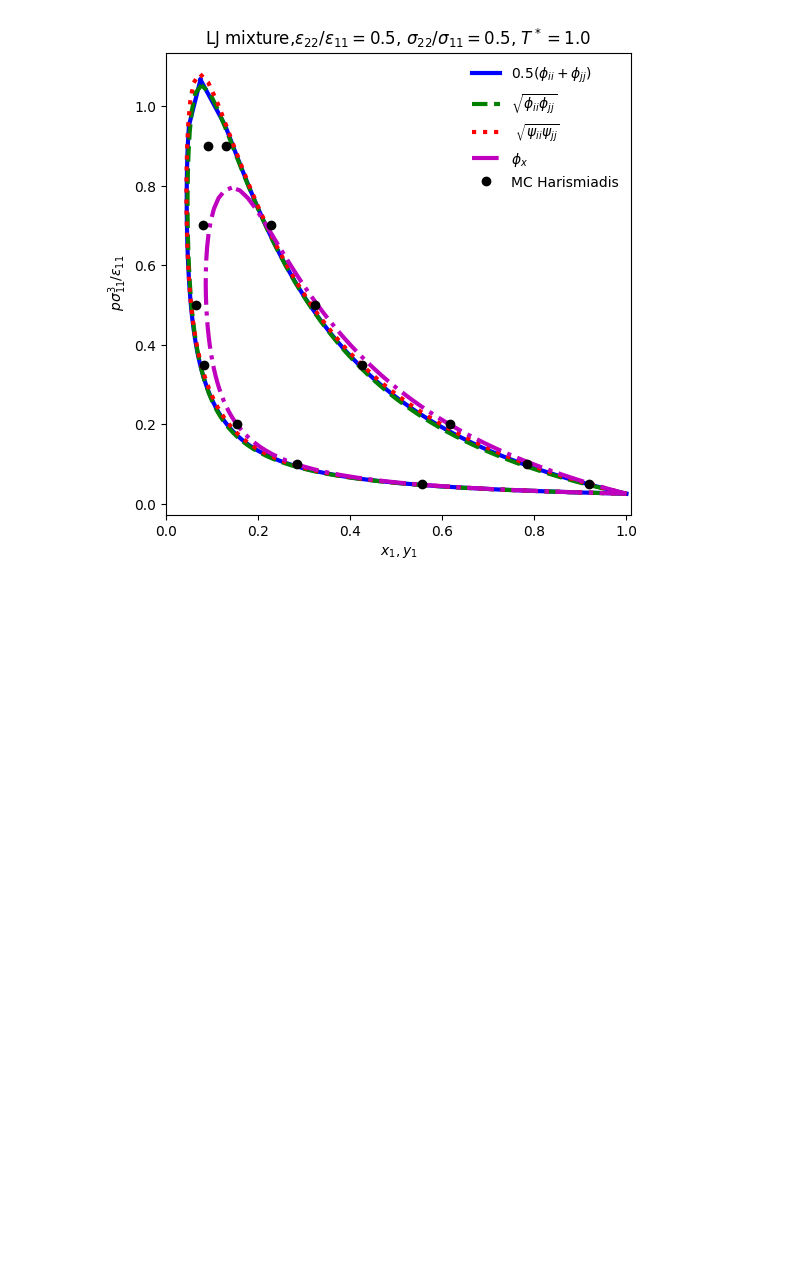
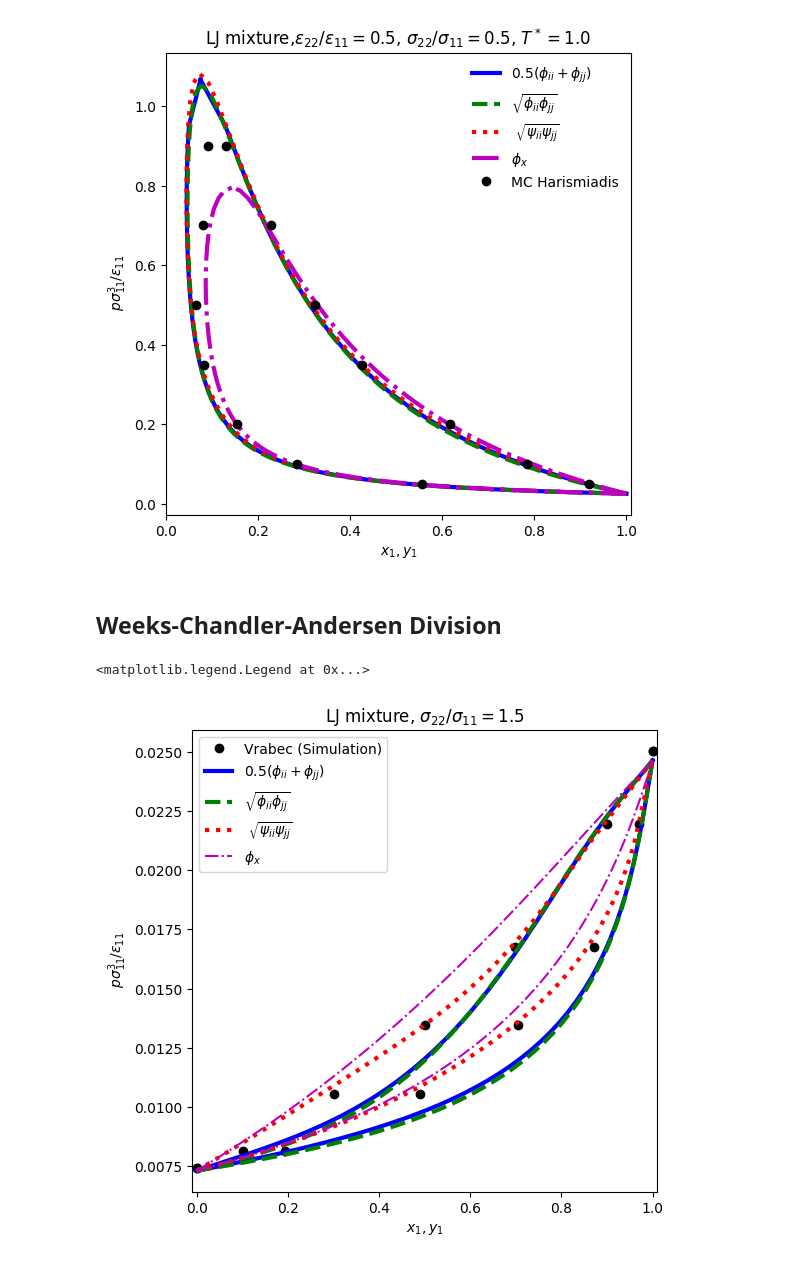
Before and after one commit to thijsvanwesten/feos, a Jupyter notebook: examples/uvchains/MonomerMixtures.ipynb, the cells around one changed output. Drawn from its saved outputs; the diff is of its cells as text; code cells hidden in the pictures; blank space fills up the shorter version.

```diff
--- a/examples/uvchains/MonomerMixtures.ipynb
+++ b/examples/uvchains/MonomerMixtures.ipynb
@@ -276,3 +260,56 @@ plt.legend(frameon=False)
 # %% [output]
 <matplotlib.legend.Legend at 0x...>
 [figure]
+# %% [markdown]
+## Weeks-Chandler-Andersen Division
+# %%
+m = [1, 1]
+rep = np.array([12.0, 12.0])
+att = np.array([6.0, 6.0])
+sigma = np.array([1.0, 1.5])
+eps_k = np.array([1.0, 1.0])
+
+params = UVParameters.new_simple_binary(m, rep, att, sigma, eps_k)
+eos_1 = EquationOfState.uvtheory(params, virial_order=VirialOrder.Second, perturbation=Perturbation.WeeksChandlerAndersen,  combination_rule=CombinationRule.ArithmeticPhi)
+eos_2 = EquationOfState.uvtheory(params, virial_order=VirialOrder.Second,  perturbation=Perturbation.WeeksChandlerAndersen, combination_rule=CombinationRule.GeometricPhi)
+eos_3 = EquationOfState.uvtheory(params, virial_order=VirialOrder.Second,  perturbation=Perturbation.WeeksChandlerAndersen, combination_rule=CombinationRule.GeometricPsi)
+eos_4 = EquationOfState.uvtheory(params, virial_order=VirialOrder.Second,  perturbation=Perturbation.WeeksChandlerAndersen, combination_rule=CombinationRule.OneFluidPsi)
+
+dia_p_rust_1 = PhaseDiagram.binary_vle(eos_1, eps_k[0] * KELVIN)#, verbosity=Verbosity.Iter)
+dia_p_rust_2 = PhaseDiagram.binary_vle(eos_2, eps_k[0] * KELVIN)
+dia_p_rust_3 = PhaseDiagram.binary_vle(eos_3, eps_k[0] * KELVIN)
+dia_p_rust_4 = PhaseDiagram.binary_vle(eos_4, eps_k[0] * KELVIN)
+
+
+f, ax = plt.subplots(1,1,figsize=(6,6))
+ax.set_xlim(-0.01,1.01)
+ax.set_xlabel('$x_1,y_1$')
+ax.set_ylabel(' $p\\sigma_{11}^3 / \\varepsilon_{11}$')
+ax.set_title('LJ mixture, $\\sigma_{22} / \sigma_{11} = 1.5$')
+
+
+
+ax.plot(data_vrabec['x1'] , data_vrabec['p'], 'ko', label='Vrabec (Simulation)')
+ax.plot(data_vrabec['y1'] , data_vrabec['p'], 'ko')
+
+#plt.plot(df['x1'], df['p'], 'b-', label='One Fluid u-fraction  $\\phi_x$')
+#plt.plot(df['y1'], df['p'], 'b')
+
+
+
+ax.plot(dia_p_rust_1.liquid.molefracs[:,0],dia_p_rust_1.liquid.pressure / (KB * eps_k[0] * KELVIN) * (sigma[0] * ANGSTROM)**3, linewidth=3, color='blue', label='$0.5(\phi_{ii}+\phi_{jj})$')
+ax.plot(dia_p_rust_1.vapor.molefracs[:,0],dia_p_rust_1.vapor.pressure / (KB * eps_k[0] * KELVIN) * (sigma[0] * ANGSTROM)**3, '-', linewidth=3, color='blue')
+
+ax.plot(dia_p_rust_2.liquid.molefracs[:,0],dia_p_rust_2.liquid.pressure / (KB * eps_k[0] * KELVIN) * (sigma[0] * ANGSTROM)**3, '--g', linewidth=3, label='$\\sqrt{\phi_{ii}\phi_{jj}}$')
+ax.plot(dia_p_rust_2.vapor.molefracs[:,0],dia_p_rust_2.vapor.pressure / (KB * eps_k[0] * KELVIN) * (sigma[0] * ANGSTROM)**3, '--g', linewidth=3)
+
+ax.plot(dia_p_rust_3.liquid.molefracs[:,0],dia_p_rust_3.liquid.pressure / (KB * eps_k[0] * KELVIN) * (sigma[0] * ANGSTROM)**3, 'r:', linewidth=3, label=' $\\sqrt{\psi_{ii}\psi_{jj}}$')
+ax.plot(dia_p_rust_3.vapor.molefracs[:,0],dia_p_rust_3.vapor.pressure / (KB * eps_k[0] * KELVIN) * (sigma[0] * ANGSTROM)**3, 'r:', linewidth=3)
+
+ax.plot(dia_p_rust_4.liquid.molefracs[:,0],dia_p_rust_4.liquid.pressure / (KB * eps_k[0] * KELVIN) * (sigma[0] * ANGSTROM)**3, 'm-.', label='$\\phi_x$')
+ax.plot(dia_p_rust_4.vapor.molefracs[:,0],dia_p_rust_4.vapor.pressure / (KB * eps_k[0] * KELVIN) * (sigma[0] * ANGSTROM)**3, 'm-.')
+
+ax.legend()
+# %% [output]
+<matplotlib.legend.Legend at 0x...>
+[figure, added]
```
Also changed, not shown: parts of 16 cells of this notebook, 2 other files.
